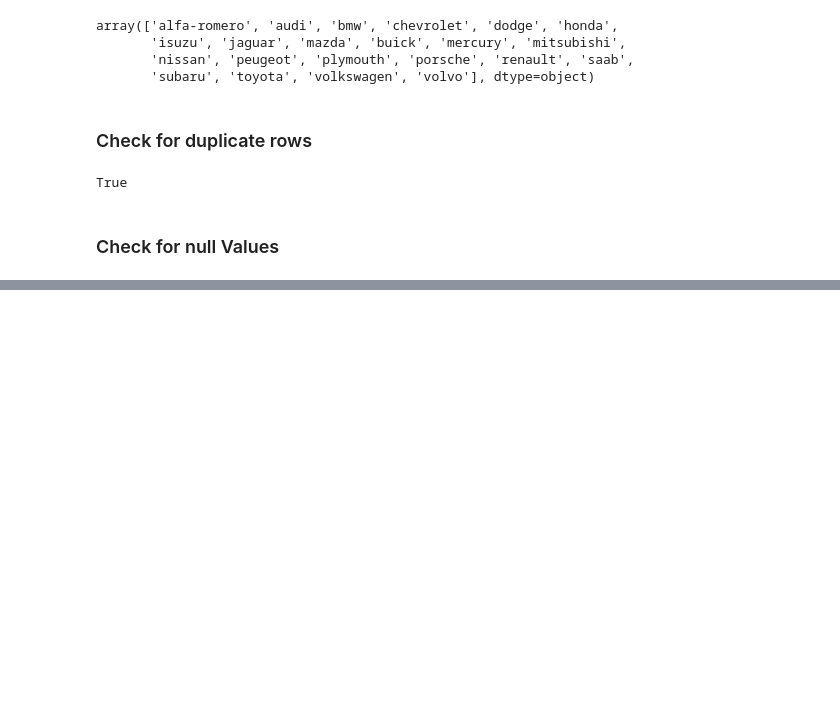
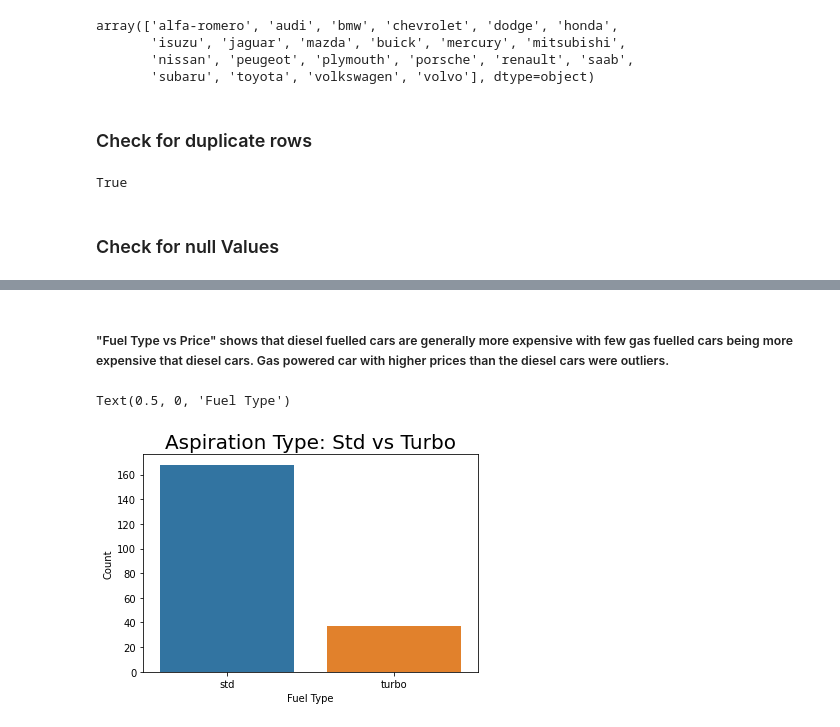
Before and after one commit to Filasisi/Car-Sales-Analytics, a Jupyter notebook: Car Data Analytics.ipynb, the cells around one changed output, grey strips where cells are left out. Saved outputs shown, nothing was run; the diff lists cells and outputs as text; code cells hidden in the pictures; blank space fills up the shorter version.

```diff
--- a/Car Data Analytics.ipynb
+++ b/Car Data Analytics.ipynb
@@ -241,0 +236,10 @@ Text(0.5, 0, 'Fuel Type')
+# %% [markdown]
+##### "Fuel Type vs Price" shows that diesel fuelled cars are generally more expensive with few gas fuelled cars being more expensive that diesel cars. Gas powered car with higher prices than the diesel cars were outliers.
+# %%
+sns.countplot(x = "aspiration", data = df)
+plt.title("Aspiration Type: Std vs Turbo", fontsize = 20)
+plt.ylabel("Count")
+plt.xlabel("Fuel Type")
+# %% [output]
+Text(0.5, 0, 'Fuel Type')
+[figure, added]
```
Also changed, not shown: parts of 21 cells of this notebook.
